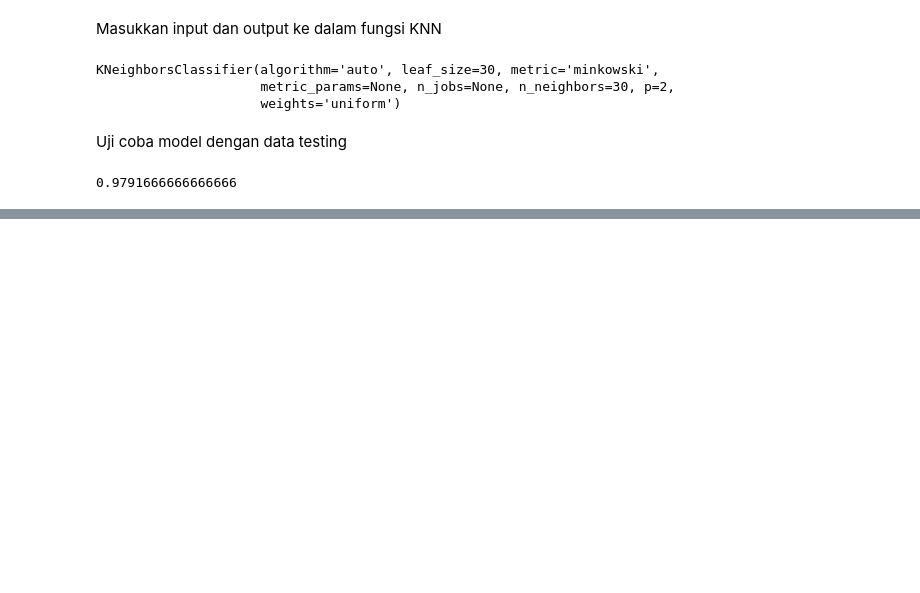
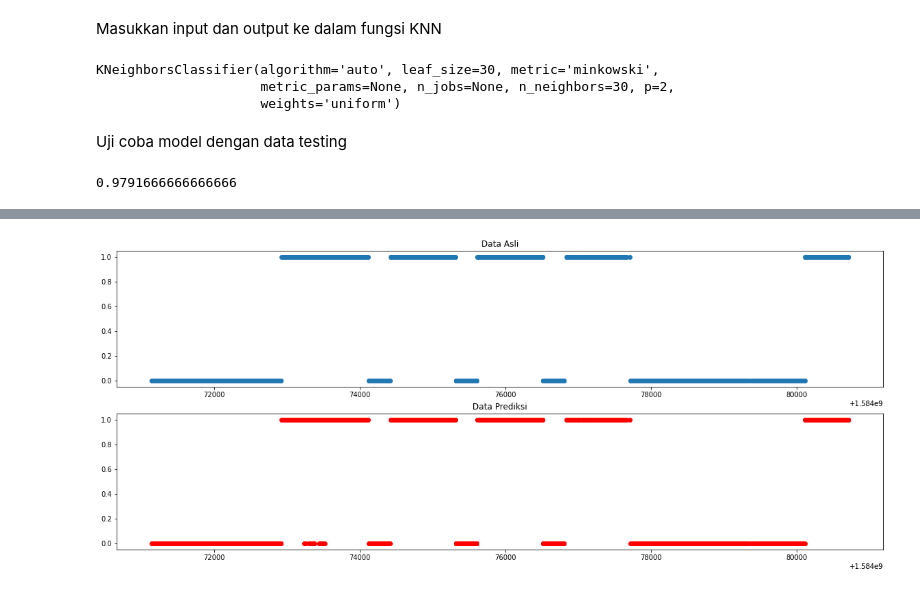
Before and after one commit to HenHimA1/A1, a Jupyter notebook: KNN.ipynb, the cells around one changed output, grey strips where cells are left out. Drawn from its saved outputs; the diff is of its cells as text; code cells hidden in the pictures; blank space fills up the shorter version.

```diff
--- a/KNN.ipynb
+++ b/KNN.ipynb
@@ -80,0 +140,12 @@ accuracy_score(y_test, prediksi)
+# %%
+plt.figure(figsize=(20, 8))
+plt.title("Lampu 1")
+plt.subplot(211)
+plt.scatter(X_test[:,1],k_ytest2)
+plt.title("Data Asli")
+plt.subplot(212)
+plt.scatter(X_test[:,1],k_prediksi2, color='red')
+plt.title("Data Prediksi")
+plt.show()
+# %% [output]
+[figure, added]
```
Also changed, not shown: parts of 13 cells of this notebook.
